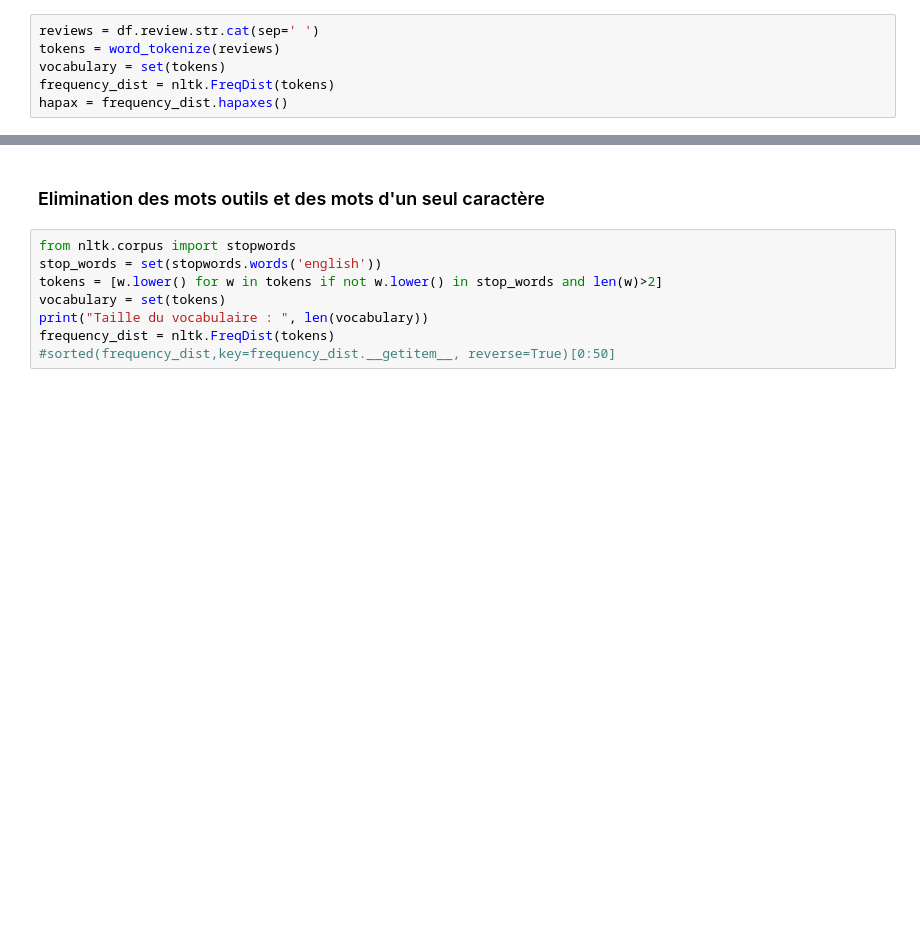
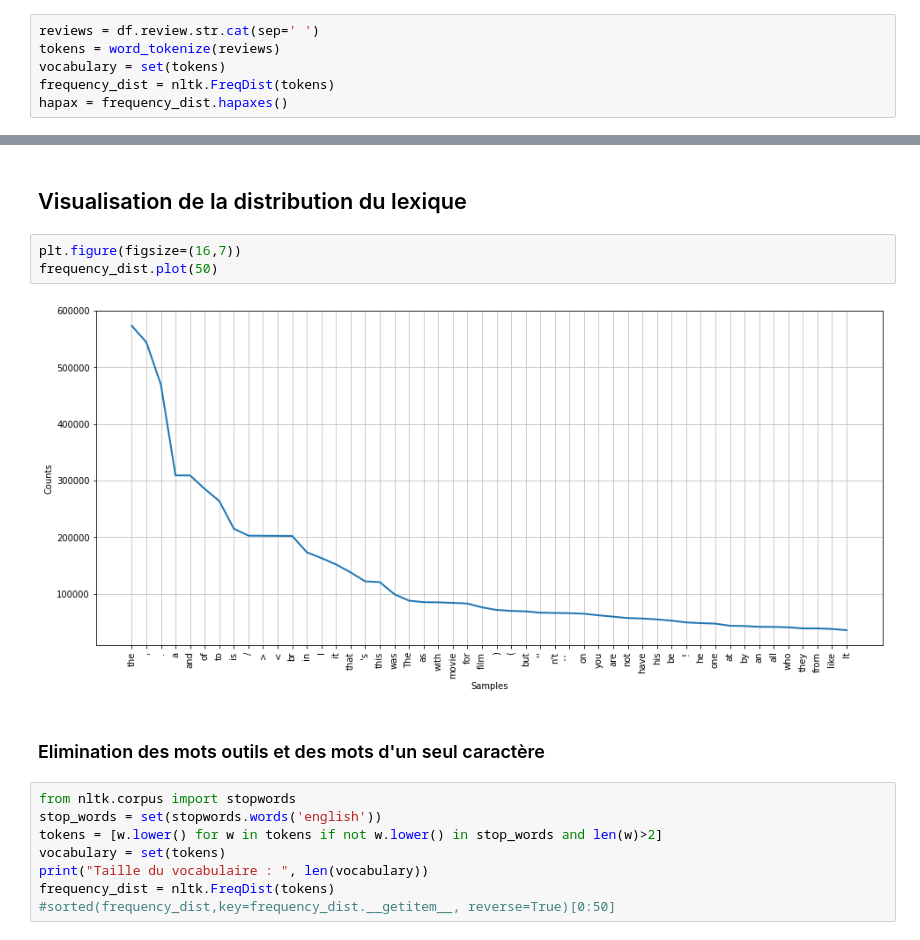
Before and after one commit to pbellot/ANF-TDM, a Jupyter notebook: IMDB.ipynb, the cells around one changed output, grey strips where cells are left out. Saved outputs shown, nothing was run; the diff lists cells and outputs as text; blank space fills up the shorter version.

```diff
--- a/IMDB.ipynb
+++ b/IMDB.ipynb
@@ -169,3 +173,10 @@ Le mot le plus fréquent,  the  , apparait  573281  fois
+# %% [markdown]
+## Visualisation de la distribution du lexique
+# %%
+plt.figure(figsize=(16,7))
+frequency_dist.plot(50)
+# %% [output]
+[figure, added]
 # %% [markdown]
 ### Elimination des mots outils et des mots d'un seul caractère
 # %%
```
Also changed, not shown: parts of 32 cells of this notebook.
